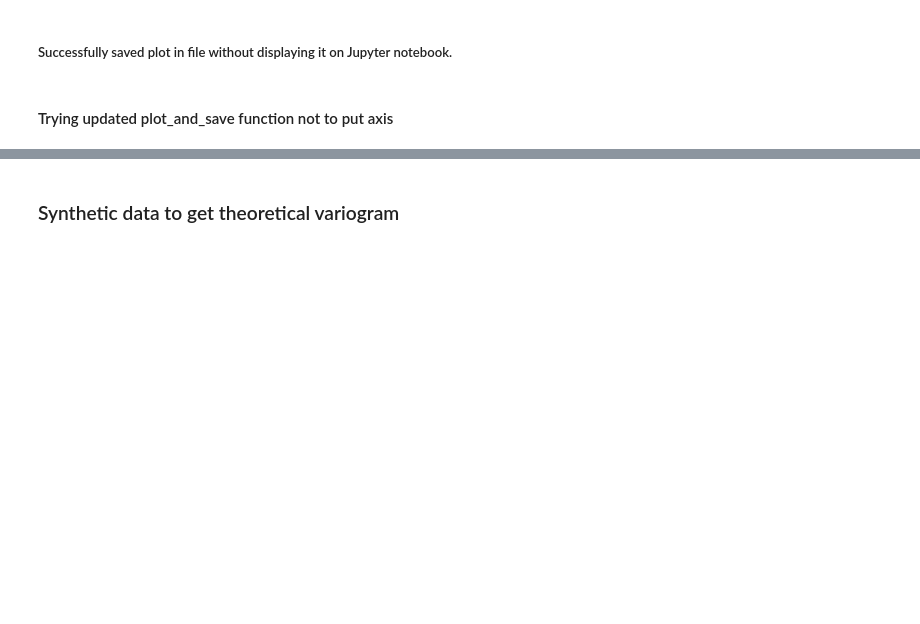
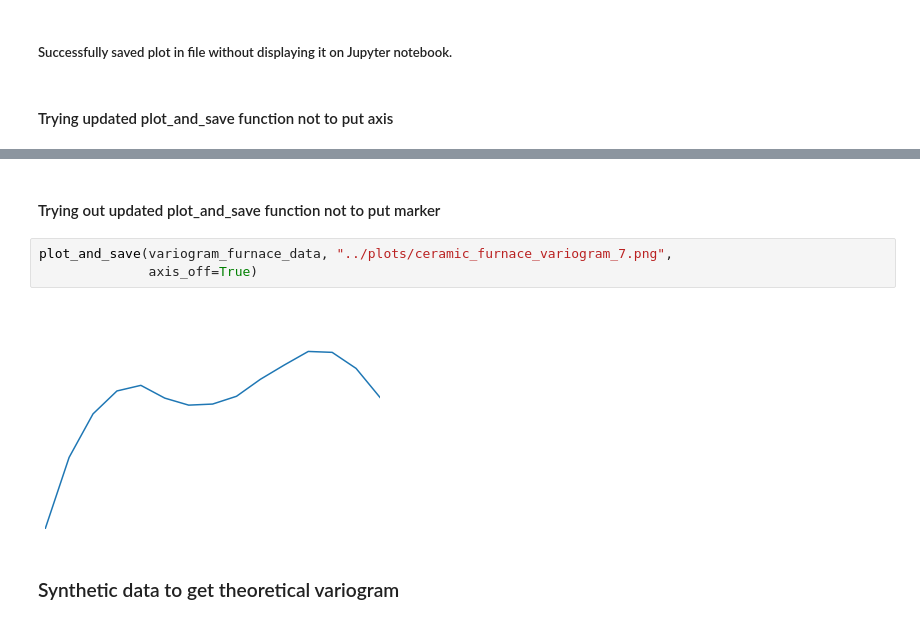
Before and after one commit to tadatoshi/time_series_plot_auto_analysis, a Jupyter notebook: notebooks/ceramic_furnace.ipynb, the cells around one changed output, grey strips where cells are left out. Cells and saved outputs as stored; diff of their text form; blank space fills up the shorter version.

```diff
--- a/notebooks/ceramic_furnace.ipynb
+++ b/notebooks/ceramic_furnace.ipynb
@@ -397,5 +398,12 @@ plot_and_save(variogram_furnace_data, "../plots/ceramic_furnace_variogram_6.png"
 # %% [output]
 [figure]
+# %% [markdown]
+#### Trying out updated plot_and_save function not to put marker
+# %%
+plot_and_save(variogram_furnace_data, "../plots/ceramic_furnace_variogram_7.png",
+              axis_off=True)
+# %% [output]
+[figure, added]
 # %% [markdown]
 ### Synthetic data to get theoretical variogram
 # %%
```
Also changed, not shown: parts of 6 cells of this notebook, 1 other file.
